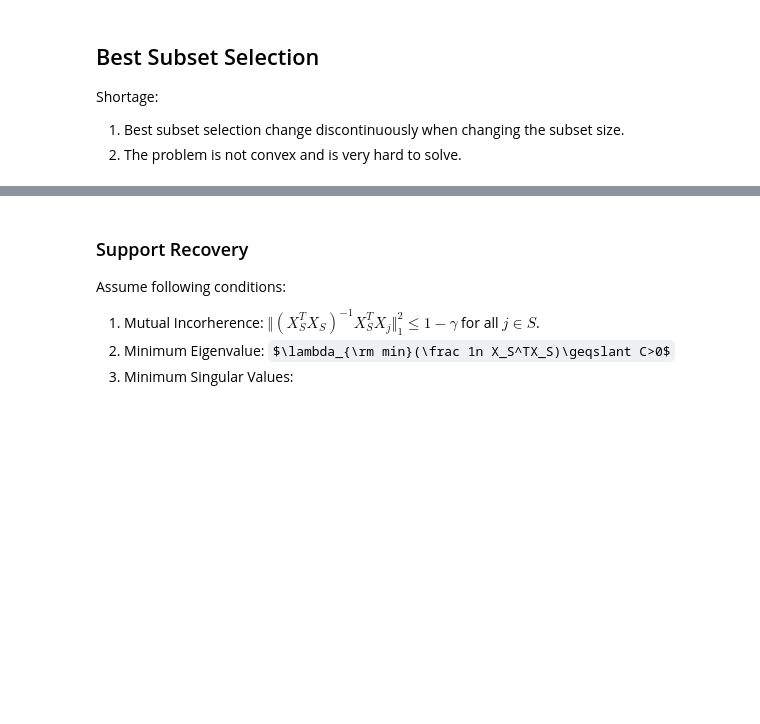
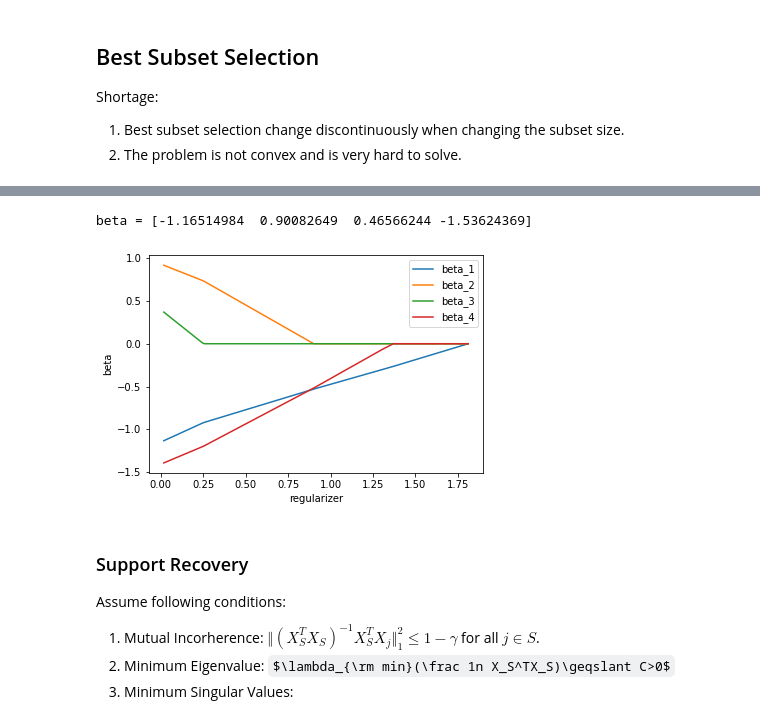
Before and after one commit to ForeverHaibara/Fudan-Courses, a Jupyter notebook: 高级回归分析/13 Variable Selection in High Dimensional Analysis.ipynb, the cells around one changed output, grey strips where cells are left out. Drawn from its saved outputs; the diff is of its cells as text; code cells hidden in the pictures; some formulas as TeX source; blank space fills up the shorter version.

```diff
--- a/高级回归分析/13 Variable Selection in High Dimensional Analysis.ipynb
+++ b/高级回归分析/13 Variable Selection in High Dimensional Analysis.ipynb
@@ -27,3 +74,27 @@ Let the regularization parameter $\lambda$ in LASSO vary from $[0,\infty)$, then
+# %%
+from sklearn.linear_model import lasso_path
+import numpy as np
+from matplotlib import pyplot as plt
+
+np.random.seed(0)
+X = np.random.randn(20, 4)
+beta = np.random.randn(4)
+y = X.dot(beta) + np.random.randn(20) * 0.3
+
+def plot_lasso_path(X, y):
+    k = X.shape[1]
+    path = lasso_path(X, y, eps = 0.01, fit_intercept = False)
+    for i in range(k):
+        plt.plot(path[0], path[1][i], label = 'beta_{}'.format(i+1))
+    plt.xlabel('regularizer')
+    plt.ylabel('beta')
+    plt.legend()
+
+print('beta = {}'.format(beta))
+plot_lasso_path(X, y)
+# %% [output]
+beta = [-1.16514984  0.90082649  0.46566244 -1.53624369]
+[figure, added]
 # %% [markdown]
 ### Support Recovery
 
```
Also changed, not shown: parts of 6 cells of this notebook, 12 other files.
